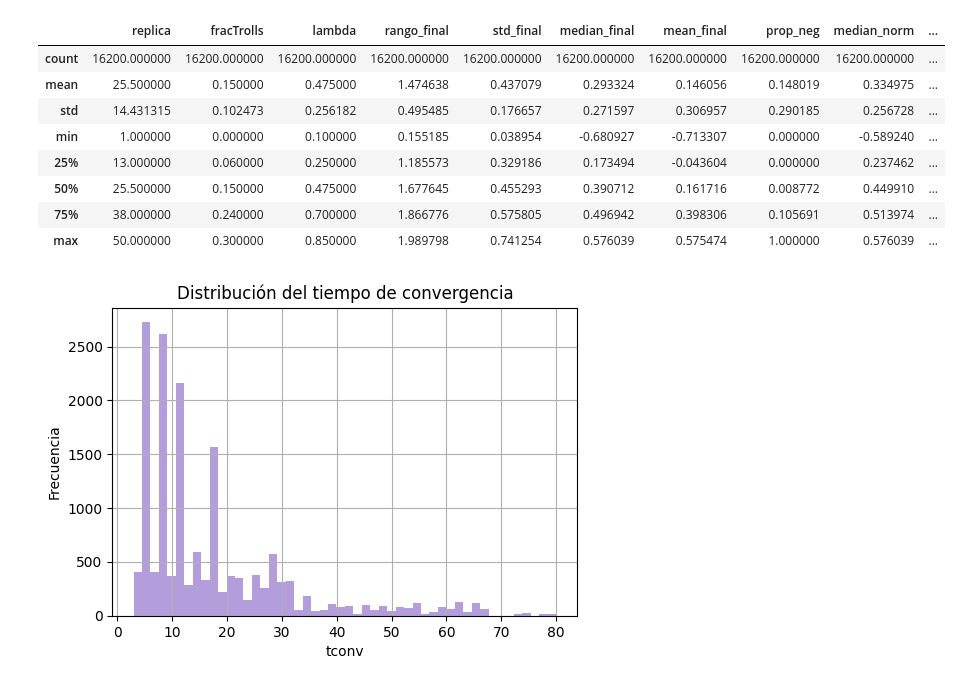
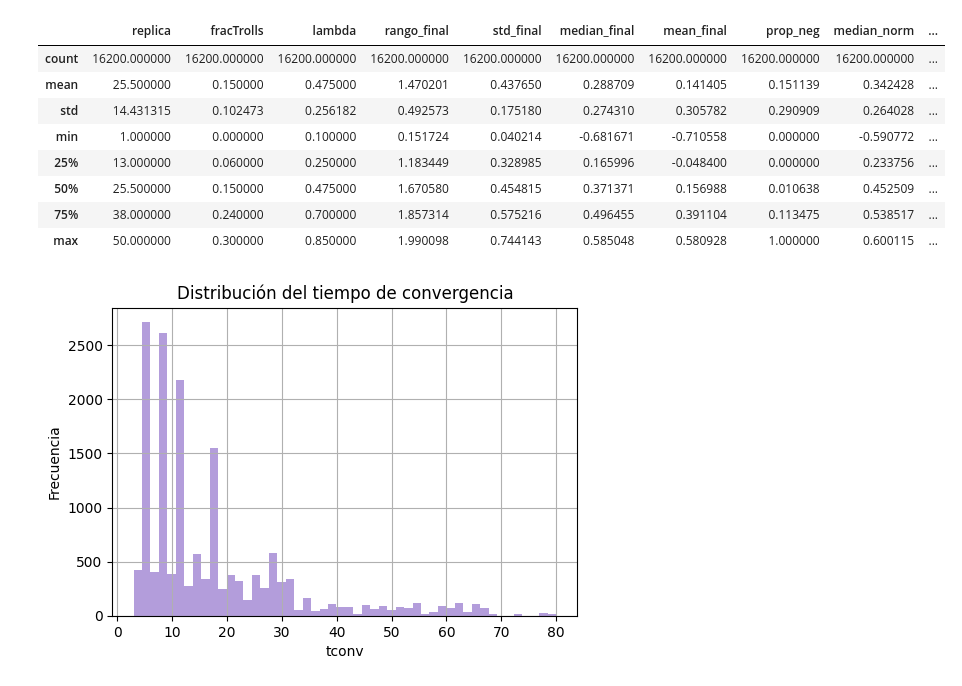
Before and after one commit to inesmolinero/ModeloFriedkin, a Jupyter notebook: analisis_final.ipynb, the cells around one changed output. Saved outputs shown, nothing was run; the diff lists cells and outputs as text; code cells hidden in the pictures.

```diff
--- a/analisis_final.ipynb
+++ b/analisis_final.ipynb
@@ -1,28 +1,28 @@
 # %%
 import pandas as pd
 import matplotlib.pyplot as plt
 import seaborn as sns
 import numpy as np
 import statsmodels.formula.api as smf
 from statsmodels.stats.outliers_influence import variance_inflation_factor
 import time
 from datetime import datetime
 
 t_inicio = time.time()
-ruta_resultados = "C:/Users/inesm/OneDrive/Documentos/tfg/ModeloFriedkin/resultados_2025-12-21_164445/resultados.csv"
+ruta_resultados = "C:/Users/inesm/OneDrive/Documentos/tfg/ModeloFriedkin/resultados_2026-02-28_135839/resultados.csv"
 
 df = pd.read_csv(ruta_resultados)
 df.describe()
 # %% [output]
 |  | replica | fracTrolls | lambda | rango_final | std_final | median_final | mean_final | prop_neg | median_norm | ... |
 | count | 16200.000000 | 16200.000000 | 16200.000000 | 16200.000000 | 16200.000000 | 16200.000000 | 16200.000000 | 16200.000000 | 16200.000000 | ... |
-| mean | 25.500000 | 0.150000 | 0.475000 | 1.474638 | 0.437079 | 0.293324 | 0.146056 | 0.148019 | 0.334975 | ... |
-| std | 14.431315 | 0.102473 | 0.256182 | 0.495485 | 0.176657 | 0.271597 | 0.306957 | 0.290185 | 0.256728 | ... |
-| min | 1.000000 | 0.000000 | 0.100000 | 0.155185 | 0.038954 | -0.680927 | -0.713307 | 0.000000 | -0.589240 | ... |
-| 25% | 13.000000 | 0.060000 | 0.250000 | 1.185573 | 0.329186 | 0.173494 | -0.043604 | 0.000000 | 0.237462 | ... |
-| 50% | 25.500000 | 0.150000 | 0.475000 | 1.677645 | 0.455293 | 0.390712 | 0.161716 | 0.008772 | 0.449910 | ... |
-| 75% | 38.000000 | 0.240000 | 0.700000 | 1.866776 | 0.575805 | 0.496942 | 0.398306 | 0.105691 | 0.513974 | ... |
-| max | 50.000000 | 0.300000 | 0.850000 | 1.989798 | 0.741254 | 0.576039 | 0.575474 | 1.000000 | 0.576039 | ... |
+| mean | 25.500000 | 0.150000 | 0.475000 | 1.470201 | 0.437650 | 0.288709 | 0.141405 | 0.151139 | 0.342428 | ... |
+| std | 14.431315 | 0.102473 | 0.256182 | 0.492573 | 0.175180 | 0.274310 | 0.305782 | 0.290909 | 0.264028 | ... |
+| min | 1.000000 | 0.000000 | 0.100000 | 0.151724 | 0.040214 | -0.681671 | -0.710558 | 0.000000 | -0.590772 | ... |
+| 25% | 13.000000 | 0.060000 | 0.250000 | 1.183449 | 0.328985 | 0.165996 | -0.048400 | 0.000000 | 0.233756 | ... |
+| 50% | 25.500000 | 0.150000 | 0.475000 | 1.670580 | 0.454815 | 0.371371 | 0.156988 | 0.010638 | 0.452509 | ... |
+| 75% | 38.000000 | 0.240000 | 0.700000 | 1.857314 | 0.575216 | 0.496455 | 0.391104 | 0.113475 | 0.538517 | ... |
+| max | 50.000000 | 0.300000 | 0.850000 | 1.990098 | 0.744143 | 0.585048 | 0.580928 | 1.000000 | 0.600115 | ... |
 # %%
 # Histograma para tiempo de convergencia
 
```
Also changed, not shown: parts of 8 cells of this notebook.
